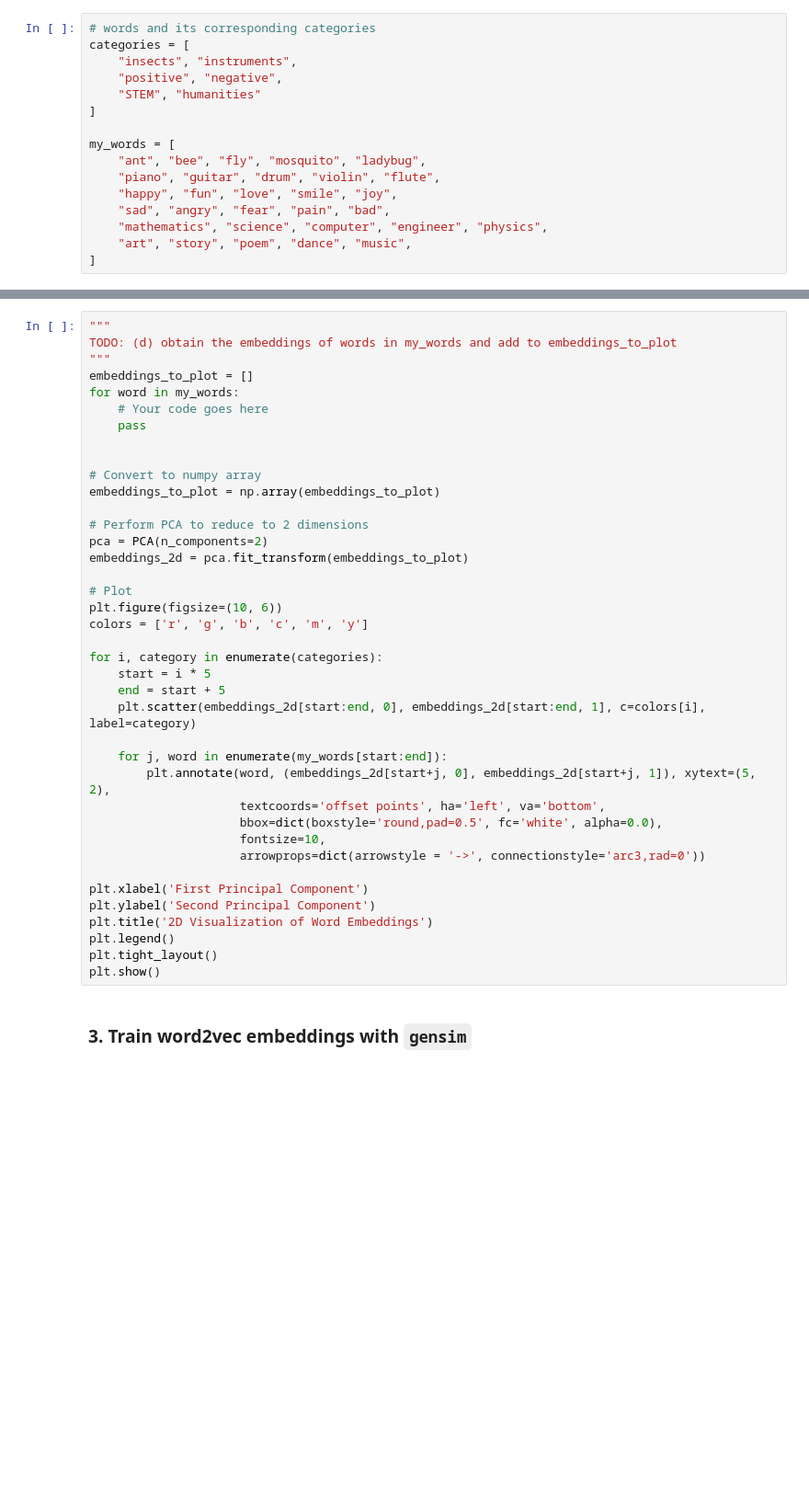
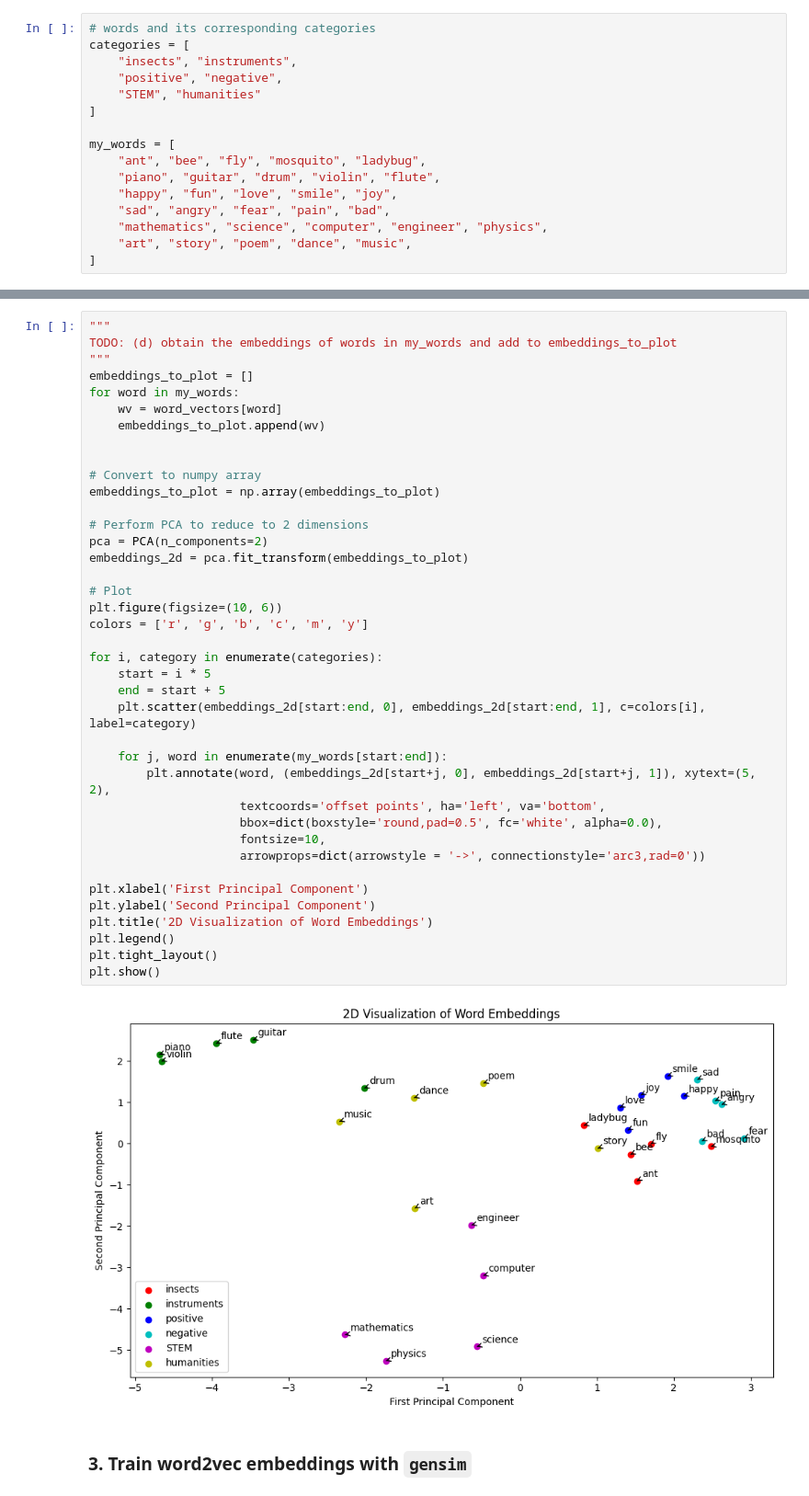
Before and after one commit to sashera1/CS-4770-Homeworks, a Jupyter notebook: CS_4770_NLP_Fall_2025_Assignment_3.ipynb, the cells around one changed output, grey strips where cells are left out. Shown: that part at 92% size. Saved outputs shown, nothing was run; the diff lists cells and outputs as text; blank space fills up the shorter version.

```diff
--- a/CS_4770_NLP_Fall_2025_Assignment_3.ipynb
+++ b/CS_4770_NLP_Fall_2025_Assignment_3.ipynb
@@ -238,39 +173,41 @@ TODO: (d) obtain the embeddings of words in my_words and add to embeddings_to_pl
 """
 embeddings_to_plot = []
 for word in my_words:
-    # Your code goes here
-    pass
+    wv = word_vectors[word]
+    embeddings_to_plot.append(wv)
 
 
 # Convert to numpy array
 embeddings_to_plot = np.array(embeddings_to_plot)
 
 # Perform PCA to reduce to 2 dimensions
 pca = PCA(n_components=2)
 embeddings_2d = pca.fit_transform(embeddings_to_plot)
 
 # Plot
 plt.figure(figsize=(10, 6))
 colors = ['r', 'g', 'b', 'c', 'm', 'y']
 
 for i, category in enumerate(categories):
     start = i * 5
     end = start + 5
     plt.scatter(embeddings_2d[start:end, 0], embeddings_2d[start:end, 1], c=colors[i], label=category)
 
     for j, word in enumerate(my_words[start:end]):
         plt.annotate(word, (embeddings_2d[start+j, 0], embeddings_2d[start+j, 1]), xytext=(5, 2),
                      textcoords='offset points', ha='left', va='bottom',
                      bbox=dict(boxstyle='round,pad=0.5', fc='white', alpha=0.0),
                      fontsize=10,
                      arrowprops=dict(arrowstyle = '->', connectionstyle='arc3,rad=0'))
 
 plt.xlabel('First Principal Component')
 plt.ylabel('Second Principal Component')
 plt.title('2D Visualization of Word Embeddings')
 plt.legend()
 plt.tight_layout()
 plt.show()
+# %% [output]
+[figure, added]
 # %% [markdown]
 ### 3. Train word2vec embeddings with `gensim`
 # %%
```
Also changed, not shown: parts of 12 cells of this notebook.
